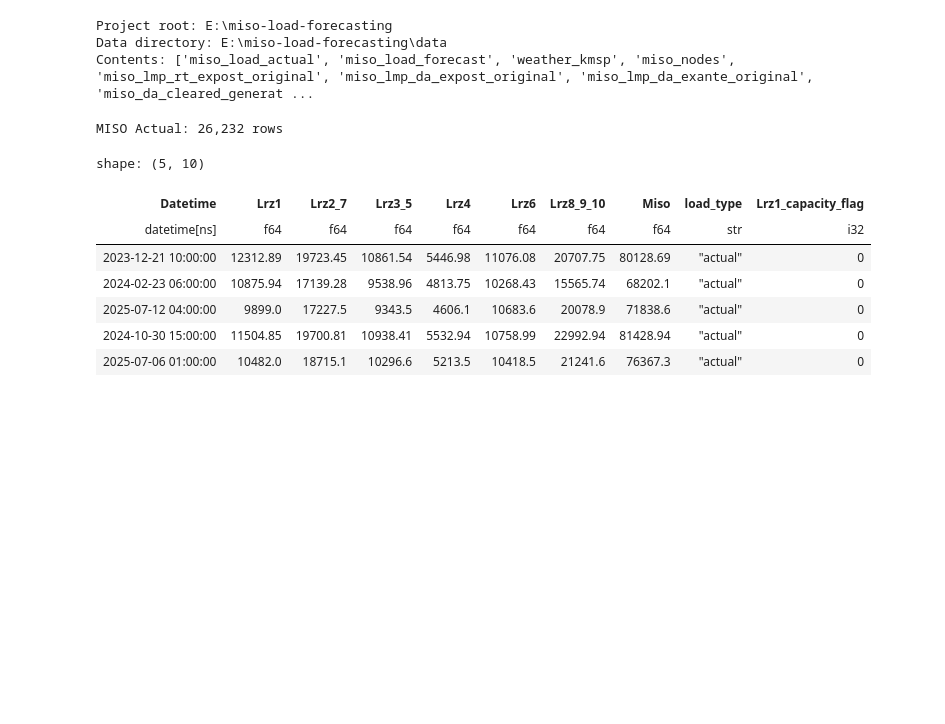
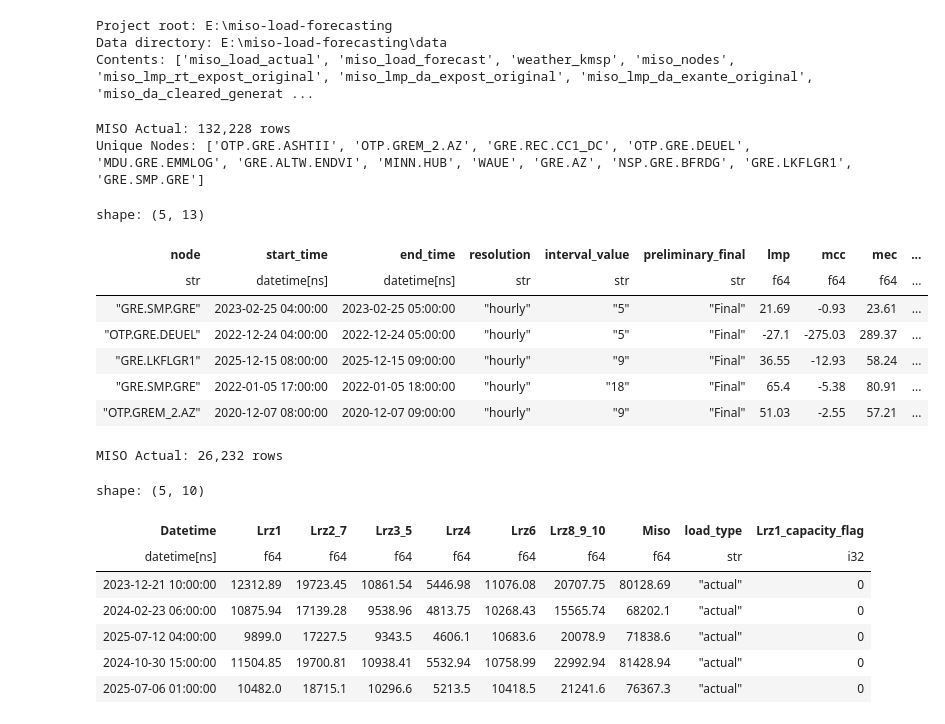
Before and after one commit to ag-ettel/miso-ftr-analysis, a Jupyter notebook: notebooks/eda-load-weather.ipynb, the cells around one changed output. Drawn from its saved outputs; the diff is of its cells as text; code cells hidden in the pictures; blank space fills up the shorter version.

```diff
--- a/notebooks/eda-load-weather.ipynb
+++ b/notebooks/eda-load-weather.ipynb
@@ -16,6 +16,28 @@ print(f"Contents: {[x.name for x in DATA_DIR.iterdir() if x.is_dir()]}")
 Project root: E:\miso-load-forecasting
 Data directory: E:\miso-load-forecasting\data
 Contents: ['miso_load_actual', 'miso_load_forecast', 'weather_kmsp', 'miso_nodes', 'miso_lmp_rt_expost_original', 'miso_lmp_da_expost_original', 'miso_lmp_da_exante_original', 'miso_da_cleared_generat ...
+# %%
+## Load MISO Actual Load
+actual_files = list((DATA_DIR / "miso_lmp_rt_expost").rglob("*.parquet"))
+actual_df = pl.scan_parquet(actual_files)
+## drop duplicates if any
+actual_df = actual_df.unique()
+print(f"MISO Actual: {actual_df.collect().shape[0]:,} rows")
+## print unique nodes
+print(f"Unique Nodes: {actual_df.select(pl.col('node').unique()).collect().to_series().to_list()}")
+## Preview data
+actual_df.head().collect()
+# %% [output]
+MISO Actual: 132,228 rows
+Unique Nodes: ['OTP.GRE.ASHTII', 'OTP.GREM_2.AZ', 'GRE.REC.CC1_DC', 'OTP.GRE.DEUEL', 'MDU.GRE.EMMLOG', 'GRE.ALTW.ENDVI', 'MINN.HUB', 'WAUE', 'GRE.AZ', 'NSP.GRE.BFRDG', 'GRE.LKFLGR1', 'GRE.SMP.GRE']
+shape: (5, 13)
+| node | start_time | end_time | resolution | interval_value | preliminary_final | lmp | mcc | mec | ... |
+| str | datetime[ns] | datetime[ns] | str | str | str | f64 | f64 | f64 | ... |
+| "GRE.SMP.GRE" | 2023-02-25 04:00:00 | 2023-02-25 05:00:00 | "hourly" | "5" | "Final" | 21.69 | -0.93 | 23.61 | ... |
+| "OTP.GRE.DEUEL" | 2022-12-24 04:00:00 | 2022-12-24 05:00:00 | "hourly" | "5" | "Final" | -27.1 | -275.03 | 289.37 | ... |
+| "GRE.LKFLGR1" | 2025-12-15 08:00:00 | 2025-12-15 09:00:00 | "hourly" | "9" | "Final" | 36.55 | -12.93 | 58.24 | ... |
+| "GRE.SMP.GRE" | 2022-01-05 17:00:00 | 2022-01-05 18:00:00 | "hourly" | "18" | "Final" | 65.4 | -5.38 | 80.91 | ... |
+| "OTP.GREM_2.AZ" | 2020-12-07 08:00:00 | 2020-12-07 09:00:00 | "hourly" | "9" | "Final" | 51.03 | -2.55 | 57.21 | ... |
 # %%
 ## Load MISO Actual Load
 actual_files = list((DATA_DIR / "miso_load_actual").rglob("*.parquet"))
```
Also changed, not shown: 25 other files.
